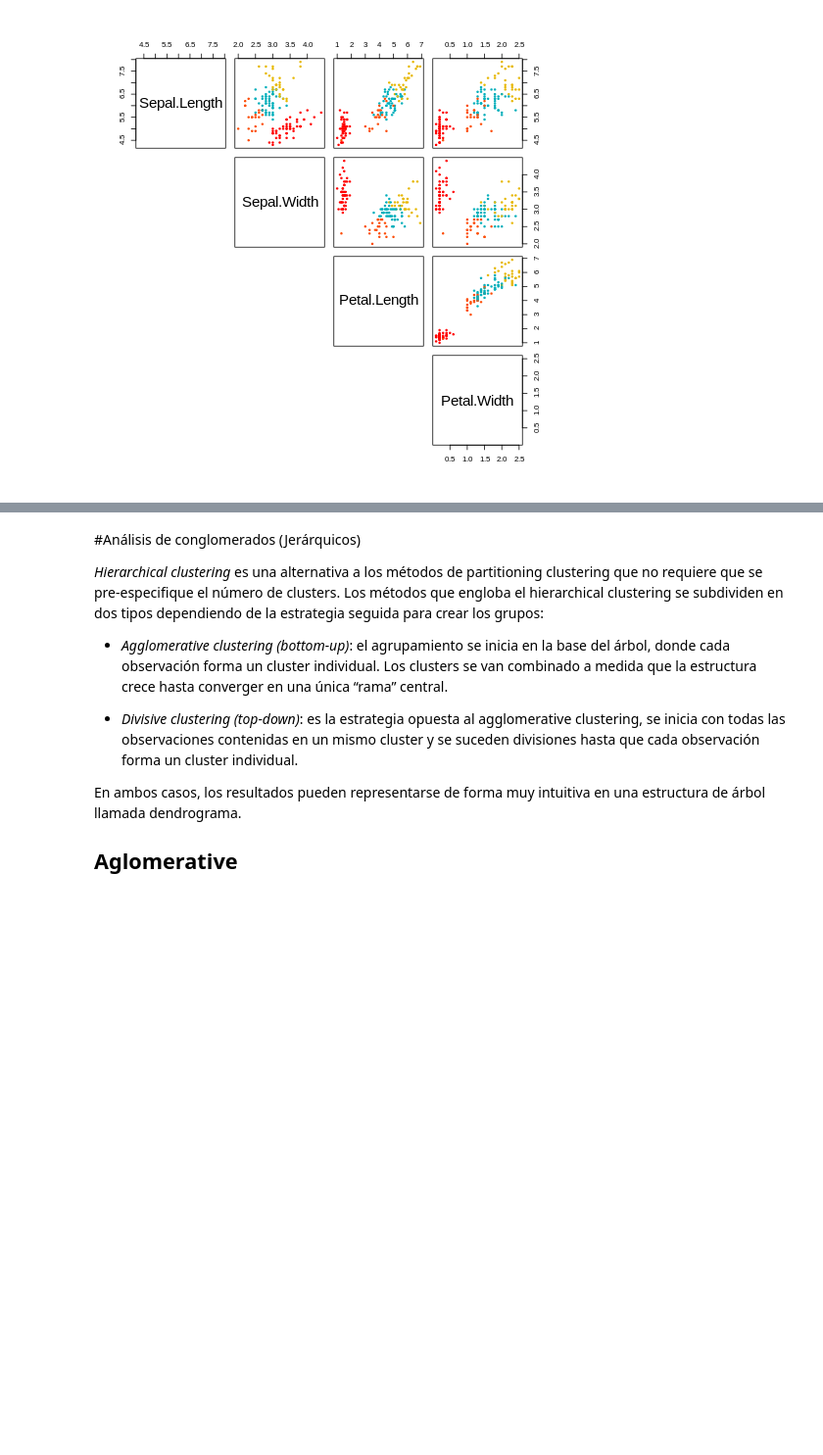
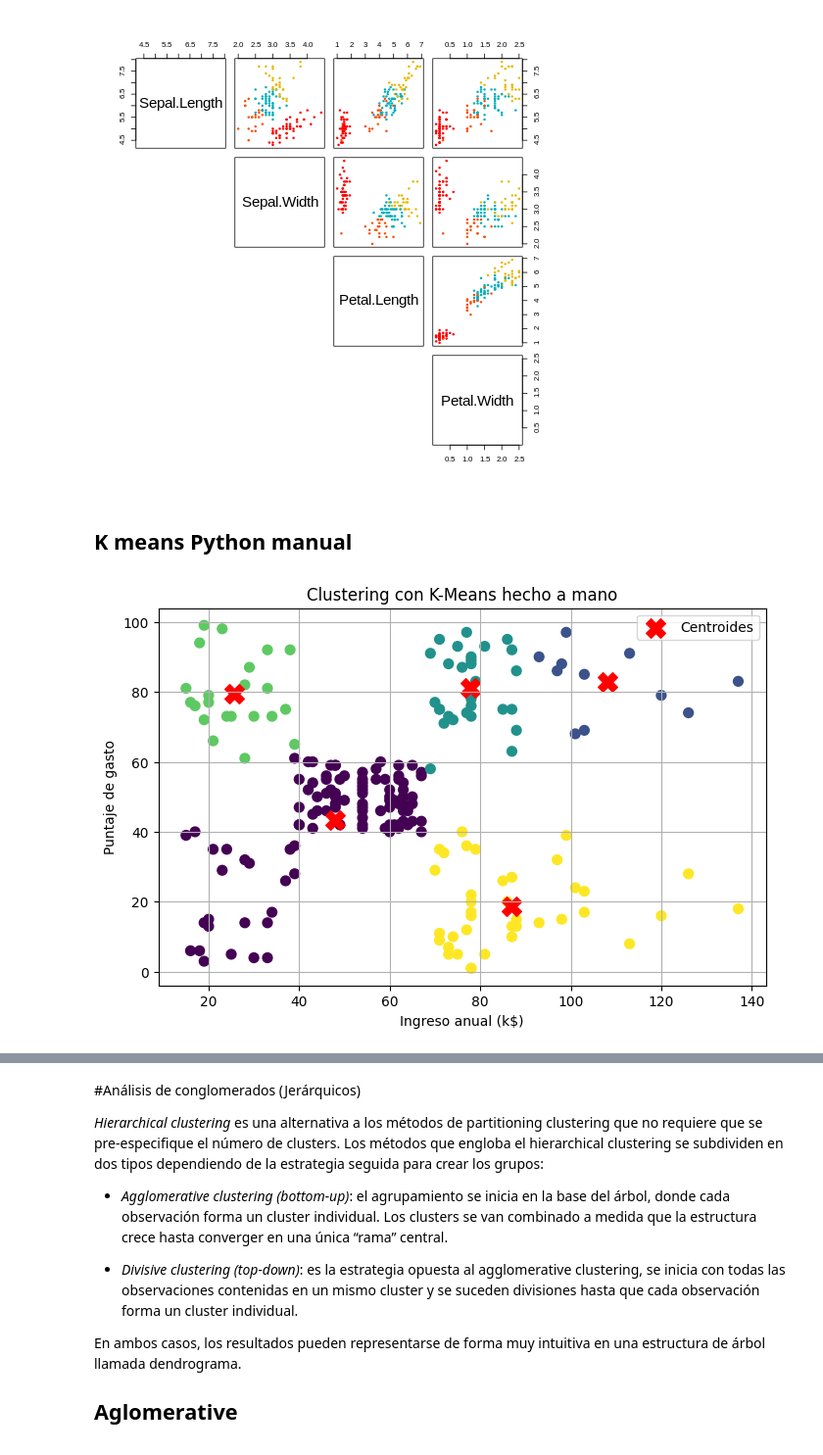
Before and after one commit to pikey-msc/AprendizMaquina, a Jupyter notebook: 2025-2/No Supervisados/no_supervisados_r_pyth.ipynb, the cells around one changed output, grey strips where cells are left out. Shown at 98% size. Drawn from its saved outputs; the diff is of its cells as text; code cells hidden in the pictures; blank space fills up the shorter version.

```diff
--- a/2025-2/No Supervisados/no_supervisados_r_pyth.ipynb
+++ b/2025-2/No Supervisados/no_supervisados_r_pyth.ipynb
@@ -666,3 +666,5 @@ print(table(iris$Species,iris$clstr))
   versicolor 29  2 19  0
   virginica  21 27  2  0
 [figure]
+# %% [markdown]
+## K means Python manual
@@ -668,0 +714,25 @@ print(table(iris$Species,iris$clstr))
+# %%
+# Cargar datos del Mall
+import pandas as pd
+
+url = "https://raw.githubusercontent.com/tirthajyoti/Machine-Learning-with-Python/master/Datasets/Mall_Customers.csv"
+df = pd.read_csv(url)
+df.columns = df.columns.str.strip()
+X = df[['Annual Income (k$)', 'Spending Score (1-100)']].values
+
+# Ejecutar nuestro propio K-means
+k = 5
+centroides, etiquetas = kmeans_manual(X, k)
+
+# Graficar resultado
+plt.figure(figsize=(8,5))
+plt.scatter(X[:, 0], X[:, 1], c=etiquetas, cmap='viridis', s=50)
+plt.scatter(centroides[:, 0], centroides[:, 1], c='red', s=200, marker='X', label='Centroides')
+plt.xlabel("Ingreso anual (k$)")
+plt.ylabel("Puntaje de gasto")
+plt.title("Clustering con K-Means hecho a mano")
+plt.legend()
+plt.grid(True)
+plt.show()
+# %% [output]
+[figure, added]
```
Also changed, not shown: parts of 9 cells of this notebook.
